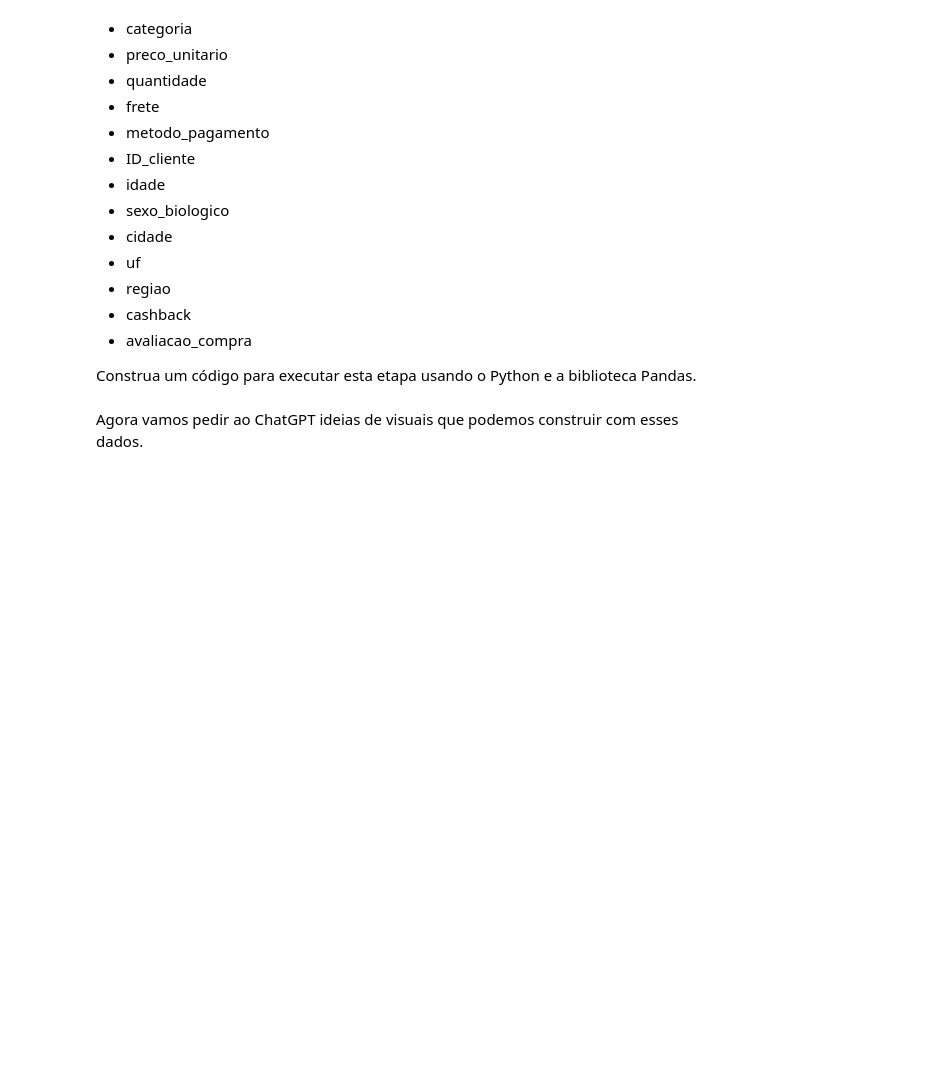
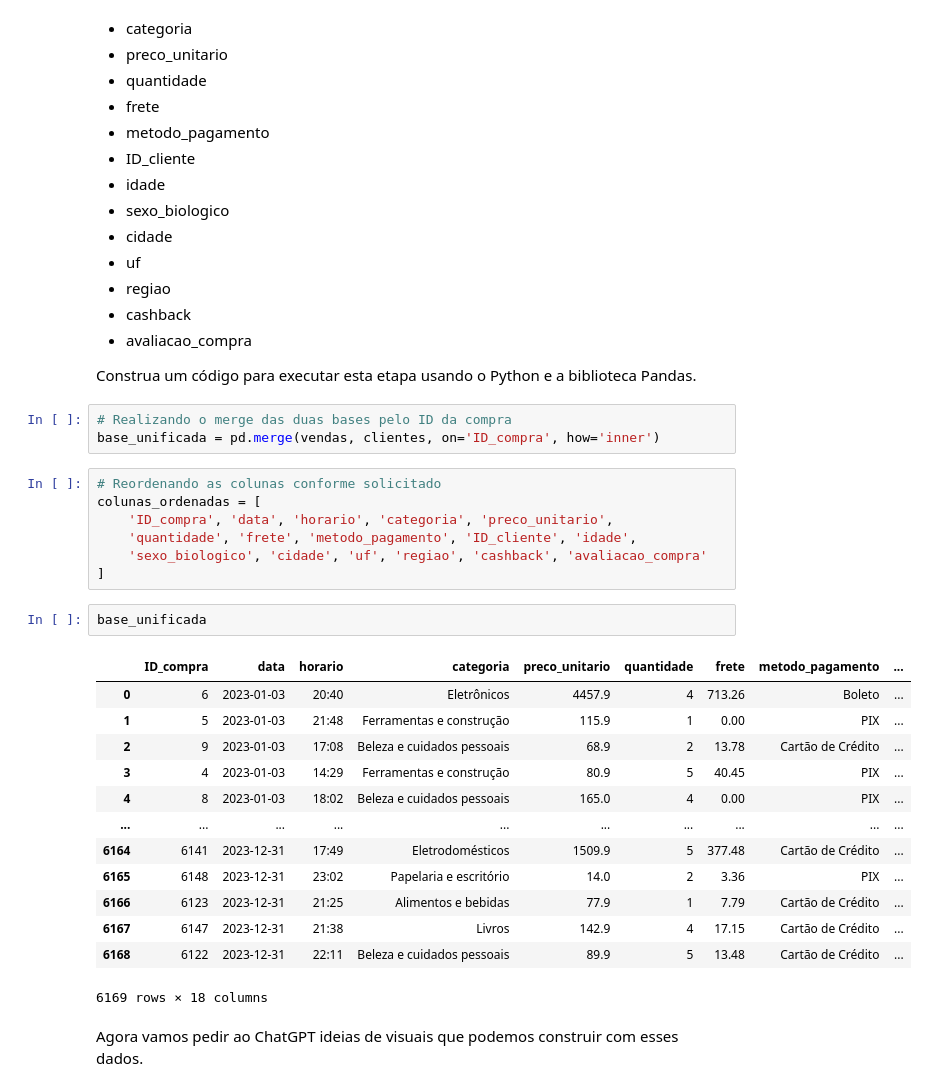
Before and after one commit to JCrpa/curso11_python_data_science_IA_dataviz, a Jupyter notebook: Projeto_Inicial_IA_aplicada_a_Data_Science.ipynb, the cells around one changed output. Saved outputs shown, nothing was run; the diff lists cells and outputs as text; blank space fills up the shorter version.

Commit message:
unir as bases de vendas e clientes_modulo1-aula7

```diff
--- a/Projeto_Inicial_IA_aplicada_a_Data_Science.ipynb
+++ b/Projeto_Inicial_IA_aplicada_a_Data_Science.ipynb
@@ -458,6 +458,32 @@ Vamos agora unir as duas bases do nosso projeto em uma só utilizando como chave
 * avaliacao_compra
 
 Construa um código para executar esta etapa usando o Python e a biblioteca Pandas.
+# %%
+# Realizando o merge das duas bases pelo ID da compra
+base_unificada = pd.merge(vendas, clientes, on='ID_compra', how='inner')
+# %%
+# Reordenando as colunas conforme solicitado
+colunas_ordenadas = [
+    'ID_compra', 'data', 'horario', 'categoria', 'preco_unitario',
+    'quantidade', 'frete', 'metodo_pagamento', 'ID_cliente', 'idade',
+    'sexo_biologico', 'cidade', 'uf', 'regiao', 'cashback', 'avaliacao_compra'
+]
+# %%
+base_unificada
+# %% [output]
+|  | ID_compra | data | horario | categoria | preco_unitario | quantidade | frete | metodo_pagamento | ... |
+| 0 | 6 | 2023-01-03 | 20:40 | Eletrônicos | 4457.9 | 4 | 713.26 | Boleto | ... |
+| 1 | 5 | 2023-01-03 | 21:48 | Ferramentas e construção | 115.9 | 1 | 0.00 | PIX | ... |
+| 2 | 9 | 2023-01-03 | 17:08 | Beleza e cuidados pessoais | 68.9 | 2 | 13.78 | Cartão de Crédito | ... |
+| 3 | 4 | 2023-01-03 | 14:29 | Ferramentas e construção | 80.9 | 5 | 40.45 | PIX | ... |
+| 4 | 8 | 2023-01-03 | 18:02 | Beleza e cuidados pessoais | 165.0 | 4 | 0.00 | PIX | ... |
+| ... | ... | ... | ... | ... | ... | ... | ... | ... | ... |
+| 6164 | 6141 | 2023-12-31 | 17:49 | Eletrodomésticos | 1509.9 | 5 | 377.48 | Cartão de Crédito | ... |
+| 6165 | 6148 | 2023-12-31 | 23:02 | Papelaria e escritório | 14.0 | 2 | 3.36 | PIX | ... |
+| 6166 | 6123 | 2023-12-31 | 21:25 | Alimentos e bebidas | 77.9 | 1 | 7.79 | Cartão de Crédito | ... |
+| 6167 | 6147 | 2023-12-31 | 21:38 | Livros | 142.9 | 4 | 17.15 | Cartão de Crédito | ... |
+| 6168 | 6122 | 2023-12-31 | 22:11 | Beleza e cuidados pessoais | 89.9 | 5 | 13.48 | Cartão de Crédito | ... |
+6169 rows × 18 columns
 # %% [markdown]
 Agora vamos pedir ao ChatGPT ideias de visuais que podemos construir com esses dados.
 # %% [markdown]
```
